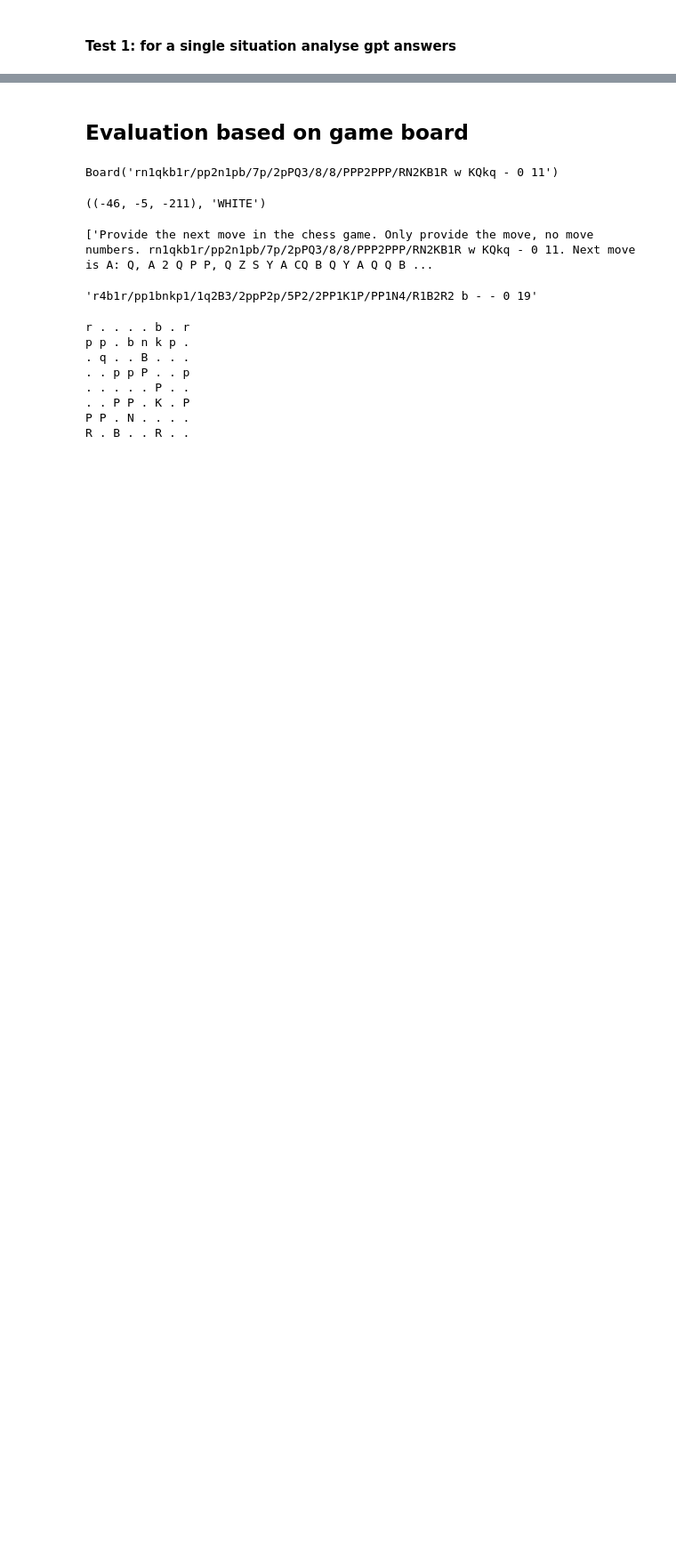
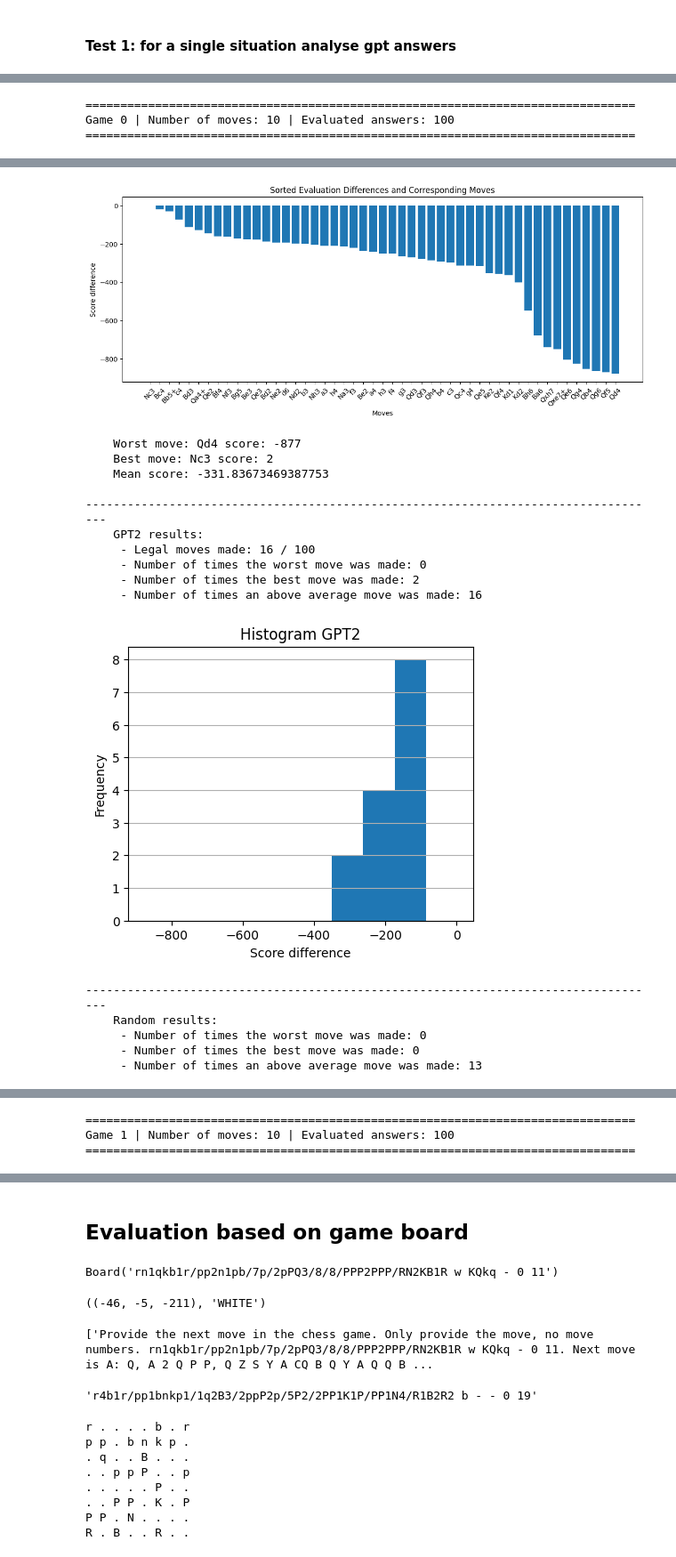
Before and after one commit to MatTheTab/NLP-Chess, a Jupyter notebook: evaluate_gpt2.ipynb, the cells around one changed output, grey strips where cells are left out. Shown: that part at 89% size. Cells and saved outputs as stored; diff of their text form; code cells hidden in the pictures; blank space fills up the shorter version.

Commit message:
Add single game test

```diff
--- a/evaluate_gpt2.ipynb
+++ b/evaluate_gpt2.ipynb
@@ -171,6 +305,6 @@ def get_legal_move_evaluations(board, engine, plot_evaluations=False):
 # %%
 from transformers import pipeline
 tokenizer = AutoTokenizer.from_pretrained("gpt2")
-generator = pipeline("text-generation", model="gpt2") # TODO gpt2-xl
+generator = pipeline("text-generation", model="gpt2", device=0) # TODO gpt2-xl
 generator("Once upon a time,", max_length=40, truncation=True, pad_token_id=generator.tokenizer.eos_token_id)
 # %% [output]
@@ -253,9 +383,3 @@ Assumptions:
 7. Experiment with beam search options
 # %% [markdown]
 #### Test 1: for a single situation analyse gpt answers
-# %%
-transcript = test_data_moves['transcript'][0]
-board, moves = get_state_after_moves(transcript, 19)
-
-player = board.turn
-board
@@ -264,2 +385,0 @@ Board('rn1qkb1r/pp2n1pN/7p/2pPQb2/8/8/PPP2PPP/RN2KB1R b KQkq - 3 10')
-# %%
-results = get_legal_move_evaluations(board, stockfish, plot_evaluations=True)
@@ -317,0 +386,43 @@ GPT Player: BLACK | Move(?): h3 | In legal moves: False
+# %%
+num_moves = 10
+num_answers = 100
+for i, transcript in enumerate(test_data_moves["transcript"][:2]):
+    print("===============================================================================")
+    print(f"Game {i} | Number of moves: {num_moves} | Evaluated answers: {num_answers}")
+    print("===============================================================================")
+    # Get the board and move string after num_moves of the transcripted game
+    board, moves = get_state_after_moves(transcript, num_moves)
+    show_board(board, 300)
+
+    # Get the stats of possible legal moves
+    move_stats = get_legal_move_evaluations(board, stockfish, plot_evaluations=True)
+    print(f'''
+    Worst move: {move_stats["worst_move"]} score: {move_stats["min_score"]}
+    Best move: {move_stats["best_move"]} score: {move_stats["max_score"]}
+    Mean difference score: {move_stats["mean_score"]}
+    ''')
+
+    # Get stats for gpt model
+    performances = eval_single_position_bot(board, moves, move_stats, generator, tokenizer, num_answers=num_answers)
+    print(f'''-----------------------------------------------------------------------------------
+    GPT2 results:
+     - Legal moves made: {performances["legal_moves"]} / {num_answers}
+     - Number of times the worst move was made: {performances["worst_moves"]}
+     - Number of times the best move was made: {performances["best_moves"]}
+     - Number of times an above average move was made: {performances["above_average_moves"]}''')
+
+    plot_results_hist(performances["diff_scores"], move_stats["min_score"], move_stats["max_score"], "GPT2")
+
+    # Get stats for random choice (num repetitions equal to num legal moves made by gpt model)
+    performances_random = eval_single_position_random(board, move_stats, performances["legal_moves"])
+    print(f'''-----------------------------------------------------------------------------------
+    Random results:
+     - Number of times the worst move was made: {performances_random["worst_moves"]}
+     - Number of times the best move was made: {performances_random["best_moves"]}
+     - Number of times an above average move was made: {performances_random["above_average_moves"]}''')
+
+    plot_results_hist(performances_random["diff_scores"], move_stats["min_score"], move_stats["max_score"], "Random")
+# %% [output]
+===============================================================================
+Game 0 | Number of moves: 10 | Evaluated answers: 100
+===============================================================================
@@ -317,0 +430,17 @@ GPT Player: BLACK | Move(?): h3 | In legal moves: False
+[figure, added]
+    Worst move: Qd4 score: -877
+    Best move: Nc3 score: 2
+    Mean score: -331.83673469387753
+
+-----------------------------------------------------------------------------------
+    GPT2 results:
+     - Legal moves made: 16 / 100
+     - Number of times the worst move was made: 0
+     - Number of times the best move was made: 2
+     - Number of times an above average move was made: 16
+[figure, added]
+-----------------------------------------------------------------------------------
+    Random results:
+     - Number of times the worst move was made: 0
+     - Number of times the best move was made: 0
+     - Number of times an above average move was made: 13
@@ -317,0 +448,3 @@ GPT Player: BLACK | Move(?): h3 | In legal moves: False
+===============================================================================
+Game 1 | Number of moves: 10 | Evaluated answers: 100
+===============================================================================
```
Also changed, not shown: parts of 14 cells of this notebook.
